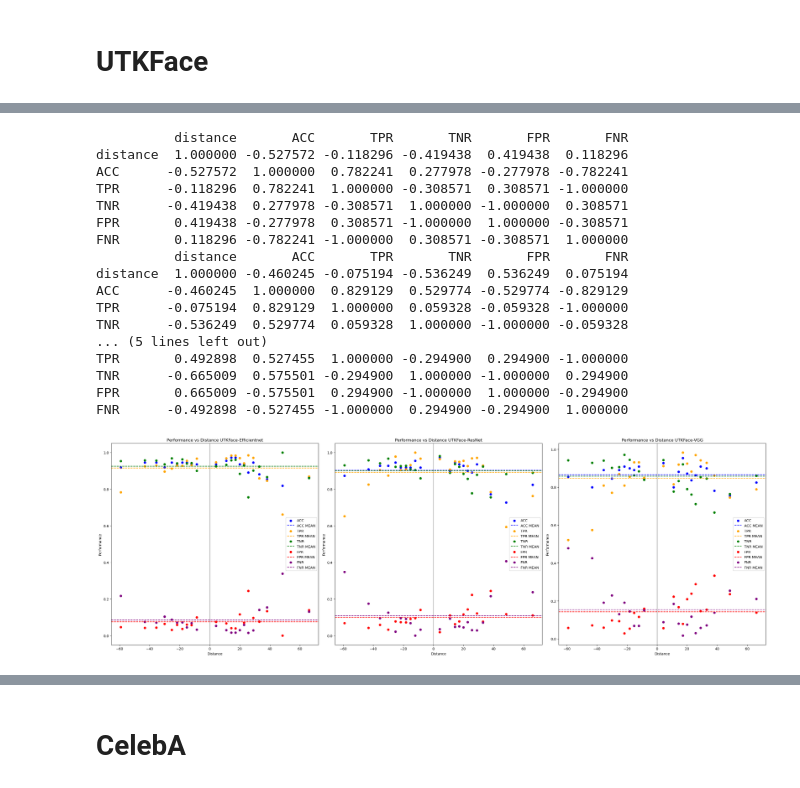
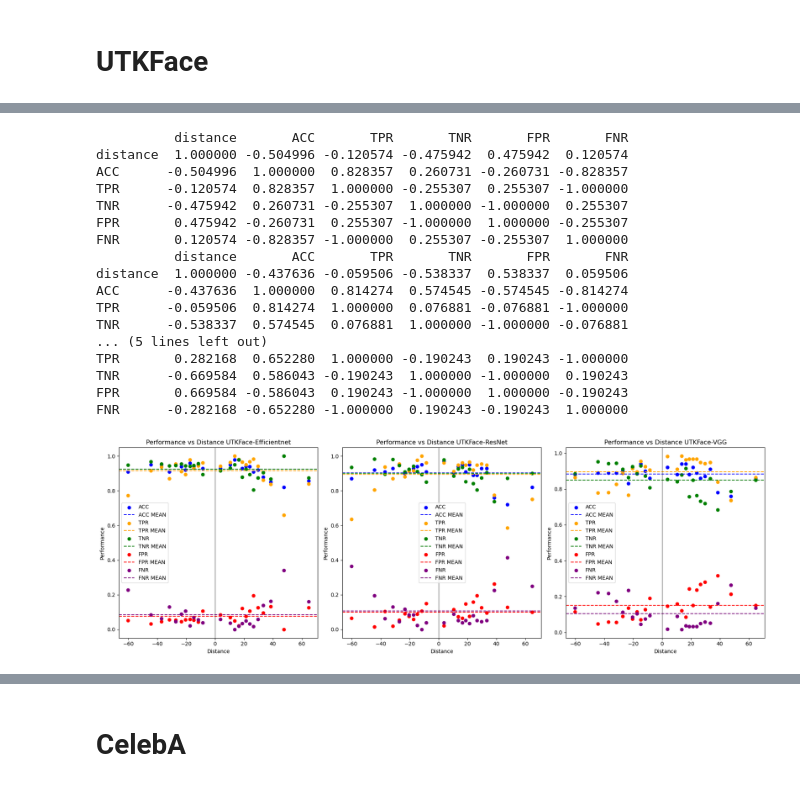
Before and after one commit to Kuniko925/FairSkinColor, a Jupyter notebook: bayes/Data Analysis Bayes.ipynb, the cells around one changed output, grey strips where cells are left out. Drawn from its saved outputs; the diff is of its cells as text; code cells hidden in the pictures.

```diff
--- a/bayes/Data Analysis Bayes.ipynb
+++ b/bayes/Data Analysis Bayes.ipynb
@@ -45,32 +46,32 @@ with warnings.catch_warnings():
 # %%
 # Correlation check
-po_efficientnet.check_optimal_batch_correlation(batch_size=110)
-po_resnet.check_optimal_batch_correlation(batch_size=110)
-po_vgg.check_optimal_batch_correlation(batch_size=110)
+po_efficientnet.check_optimal_batch_correlation(batch_size=100)
+po_resnet.check_optimal_batch_correlation(batch_size=100)
+po_vgg.check_optimal_batch_correlation(batch_size=100)
 # %% [output]
           distance       ACC       TPR       TNR       FPR       FNR
-distance  1.000000 -0.527572 -0.118296 -0.419438  0.419438  0.118296
-ACC      -0.527572  1.000000  0.782241  0.277978 -0.277978 -0.782241
-TPR      -0.118296  0.782241  1.000000 -0.308571  0.308571 -1.000000
-TNR      -0.419438  0.277978 -0.308571  1.000000 -1.000000  0.308571
-FPR       0.419438 -0.277978  0.308571 -1.000000  1.000000 -0.308571
-FNR       0.118296 -0.782241 -1.000000  0.308571 -0.308571  1.000000
+distance  1.000000 -0.504996 -0.120574 -0.475942  0.475942  0.120574
+ACC      -0.504996  1.000000  0.828357  0.260731 -0.260731 -0.828357
+TPR      -0.120574  0.828357  1.000000 -0.255307  0.255307 -1.000000
+TNR      -0.475942  0.260731 -0.255307  1.000000 -1.000000  0.255307
+FPR       0.475942 -0.260731  0.255307 -1.000000  1.000000 -0.255307
+FNR       0.120574 -0.828357 -1.000000  0.255307 -0.255307  1.000000
           distance       ACC       TPR       TNR       FPR       FNR
-distance  1.000000 -0.460245 -0.075194 -0.536249  0.536249  0.075194
-ACC      -0.460245  1.000000  0.829129  0.529774 -0.529774 -0.829129
-TPR      -0.075194  0.829129  1.000000  0.059328 -0.059328 -1.000000
-TNR      -0.536249  0.529774  0.059328  1.000000 -1.000000 -0.059328
+distance  1.000000 -0.437636 -0.059506 -0.538337  0.538337  0.059506
+ACC      -0.437636  1.000000  0.814274  0.574545 -0.574545 -0.814274
+TPR      -0.059506  0.814274  1.000000  0.076881 -0.076881 -1.000000
+TNR      -0.538337  0.574545  0.076881  1.000000 -1.000000 -0.076881
 ... (5 lines left out)
-TPR       0.492898  0.527455  1.000000 -0.294900  0.294900 -1.000000
-TNR      -0.665009  0.575501 -0.294900  1.000000 -1.000000  0.294900
-FPR       0.665009 -0.575501  0.294900 -1.000000  1.000000 -0.294900
-FNR      -0.492898 -0.527455 -1.000000  0.294900 -0.294900  1.000000
+TPR       0.282168  0.652280  1.000000 -0.190243  0.190243 -1.000000
+TNR      -0.669584  0.586043 -0.190243  1.000000 -1.000000  0.190243
+FPR       0.669584 -0.586043  0.190243 -1.000000  1.000000 -0.190243
+FNR      -0.282168 -0.652280 -1.000000  0.190243 -0.190243  1.000000
 # %%
-fig, ax = plt.subplots(1, 3, figsize=(27, 9))
+fig, ax = plt.subplots(1, 3, figsize=(18, 6))
 po_efficientnet.display_distance_performance(ax[0])
 po_resnet.display_distance_performance(ax[1])
 po_vgg.display_distance_performance(ax[2])
 plt.tight_layout()
 plt.show()
 # %% [output]
-[figure, old version]
+[figure, new version]
```
Also changed, not shown: parts of 24 cells of this notebook, 2 other files.
